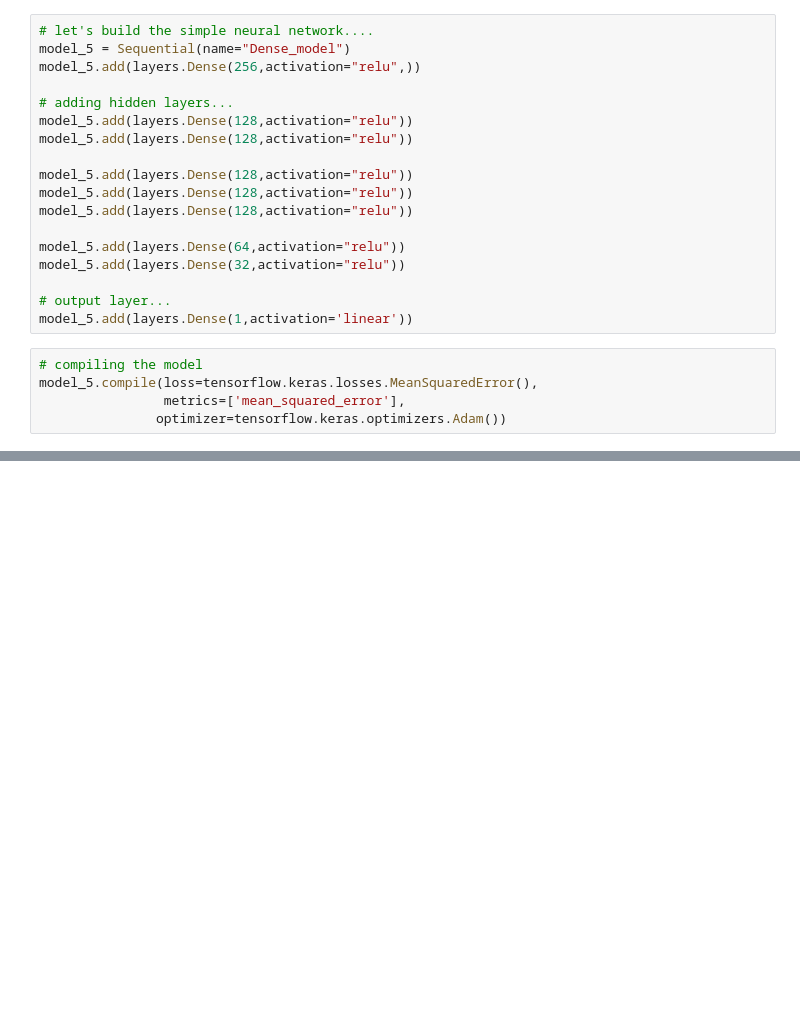
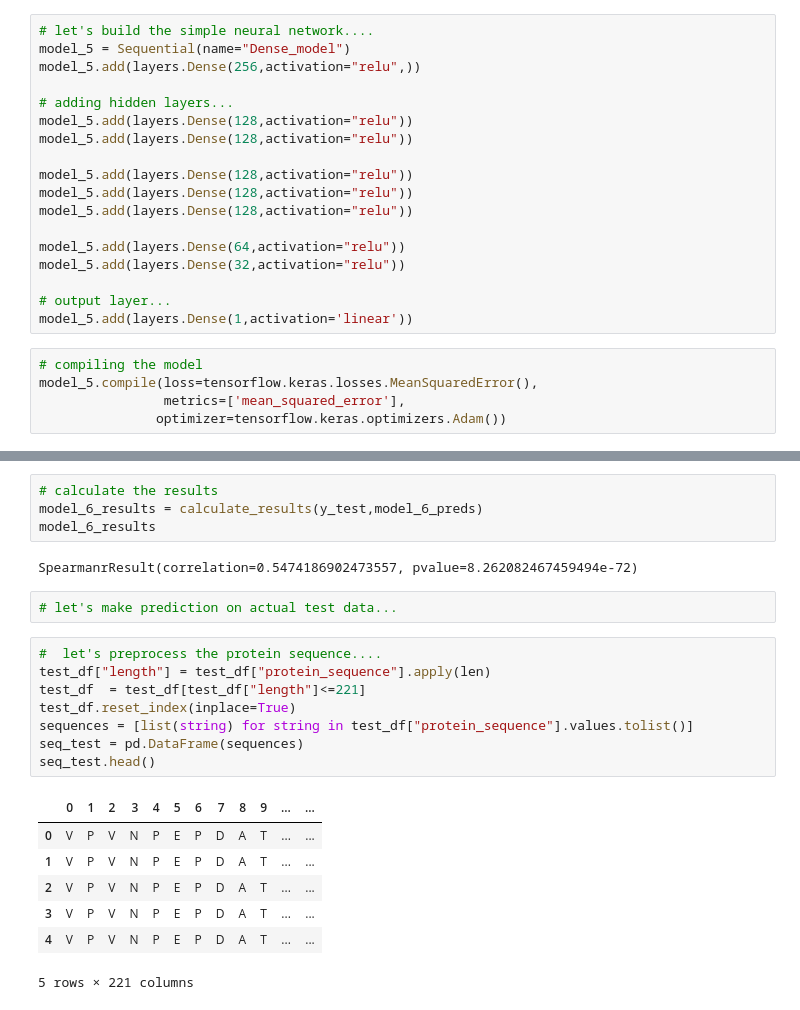
Before and after one commit to ahmad1jalal/Novozymes-Enzyme-Stability-Prediction, a Jupyter notebook: NES.ipynb, the cells around one changed output, grey strips where cells are left out. Saved outputs shown, nothing was run; the diff lists cells and outputs as text; blank space fills up the shorter version.

```diff
--- a/NES.ipynb
+++ b/NES.ipynb
@@ -722,0 +744,24 @@ RandomForestRegressor(max_depth=100, max_features='auto', min_samples_leaf=4,
+# %%
+# calculate the results
+model_6_results = calculate_results(y_test,model_6_preds)
+model_6_results
+# %% [output]
+SpearmanrResult(correlation=0.5474186902473557, pvalue=8.262082467459494e-72)
+# %%
+# let's make prediction on actual test data...
+# %%
+#  let's preprocess the protein sequence....
+test_df["length"] = test_df["protein_sequence"].apply(len)
+test_df  = test_df[test_df["length"]<=221]
+test_df.reset_index(inplace=True)
+sequences = [list(string) for string in test_df["protein_sequence"].values.tolist()]
+seq_test = pd.DataFrame(sequences)
+seq_test.head()
+# %% [output]
+|  | 0 | 1 | 2 | 3 | 4 | 5 | 6 | 7 | 8 | 9 | ... | ... |
+| 0 | V | P | V | N | P | E | P | D | A | T | ... | ... |
+| 1 | V | P | V | N | P | E | P | D | A | T | ... | ... |
+| 2 | V | P | V | N | P | E | P | D | A | T | ... | ... |
+| 3 | V | P | V | N | P | E | P | D | A | T | ... | ... |
+| 4 | V | P | V | N | P | E | P | D | A | T | ... | ... |
+5 rows × 221 columns
```
Also changed, not shown: parts of 26 cells of this notebook.
